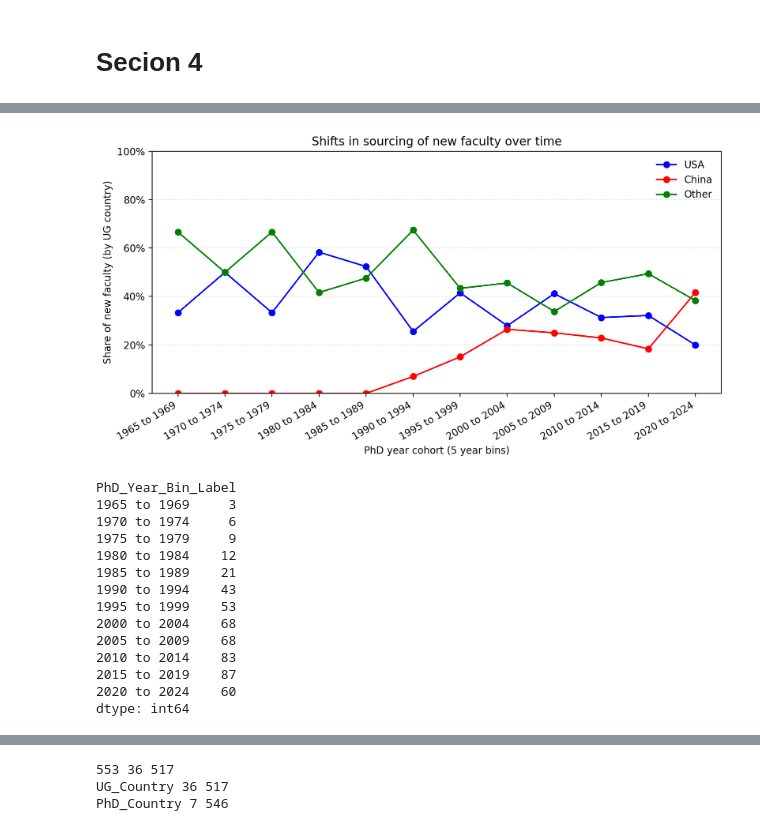
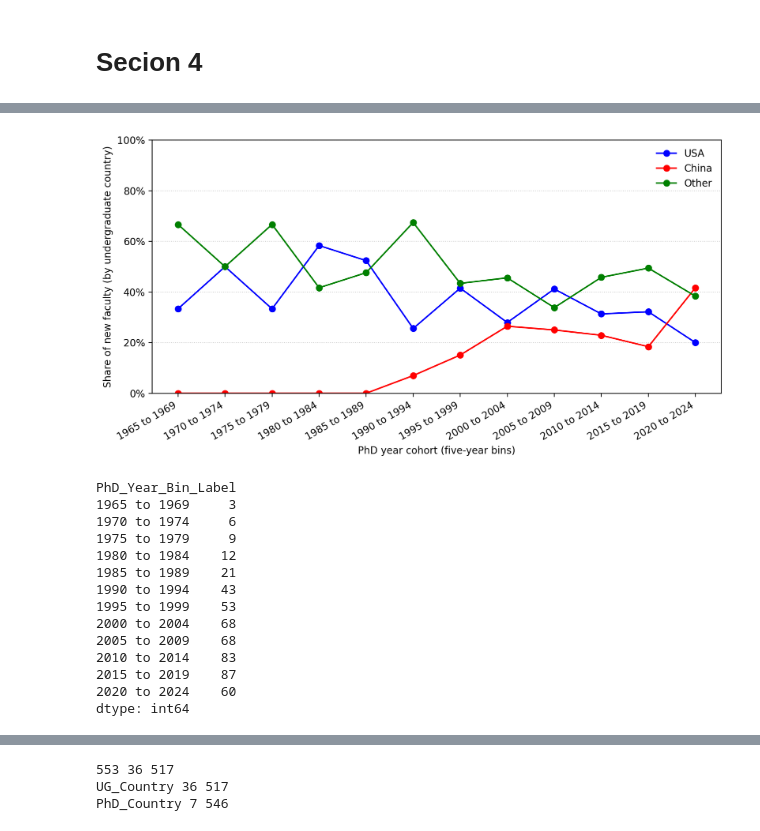
Before and after one commit to werdnabae/Transportation-Faculty-Geographic-Origins, a Jupyter notebook: analysis.ipynb, the cells around one changed output, grey strips where cells are left out. Cells and saved outputs as stored; diff of their text form; code cells hidden in the pictures.

```diff
--- a/analysis.ipynb
+++ b/analysis.ipynb
@@ -149,6 +150,6 @@ plt.show()
 # %%
 # ============================================================
-# Geography-first analysis using FIRST HIRE SCHOOL → STATE
+# Geography-first analysis using FIRST TENURE-TRACK HIRE SCHOOL → STATE
 # Produces: state-level stacked bar plot by origin
 # ============================================================
 
@@ -177,9 +178,12 @@ TOP_N_STATES = 10  # number of states shown explicitly
 
 d = people.copy()
 
-# Normalize school names
+# Normalize school names.
+# Documented convention (see README): if First_Hire is missing, fall back to
+# the faculty member's current institution as the first tenure-track hire institution.
 d[FIRST_HIRE_SCHOOL_COL] = (
     d[FIRST_HIRE_SCHOOL_COL]
+    .where(d[FIRST_HIRE_SCHOOL_COL].notna(), d["Current_Institution"])
     .astype(str)
     .str.strip()
 )
@@ -300,7 +304,7 @@ ax.set_xticks(x)
 ax.set_xticklabels(shares.index, rotation=45, ha="right")
 ax.set_ylim(0, 1)
 
-ax.set_ylabel("Share of first hires")
+ax.set_ylabel("Share of first tenure-track hires")
 # ax.set_title("First U.S. faculty appointments by state and origin")
 
 # Annotate sample sizes
@@ -393,37 +397,37 @@ x = np.arange(len(shares.index))
 ax.plot(x, shares["USA"], marker="o", label="USA", color = 'blue')
 ax.plot(x, shares["China"], marker="o", label="China", color = 'red')
 ax.plot(x, shares["Other"], marker="o", label="Other", color = 'green')
 
 ax.set_xticks(x)
 ax.set_xticklabels(shares.index, rotation=30, ha="right")
 
 ax.set_ylim(0, 1)
 ax.set_yticks(np.linspace(0, 1, 6))
 ax.set_yticklabels([f"{int(t*100)}%" for t in ax.get_yticks()])
 
-ax.set_xlabel("PhD year cohort (5 year bins)")
-ax.set_ylabel("Share of new faculty (by UG country)")
-ax.set_title("Shifts in sourcing of new faculty over time")
+ax.set_xlabel("PhD year cohort (five-year bins)")
+ax.set_ylabel("Share of new faculty (by undergraduate country)")
+# In-figure title removed; the figure is described in the manuscript caption instead.
 
 ax.grid(axis="y", linestyle=":", alpha=0.6)
 ax.legend(frameon=False)
 
 fig.tight_layout()
 fig.savefig(
     "fig_entry_trends_ugcountry_phdyear_bins.png",
     dpi=300,
     bbox_inches="tight",
     facecolor="white",
     edgecolor="white",
     transparent=False
 )
 
 plt.show()
 
 # Optional: cohort sizes for caption / appendix
 print(cohort_n)
 # %% [output]
-[figure, old version]
+[figure, new version]
 PhD_Year_Bin_Label
 1965 to 1969     3
 1970 to 1974     6
```
Also changed, not shown: parts of 6 cells of this notebook, 5 other files.
